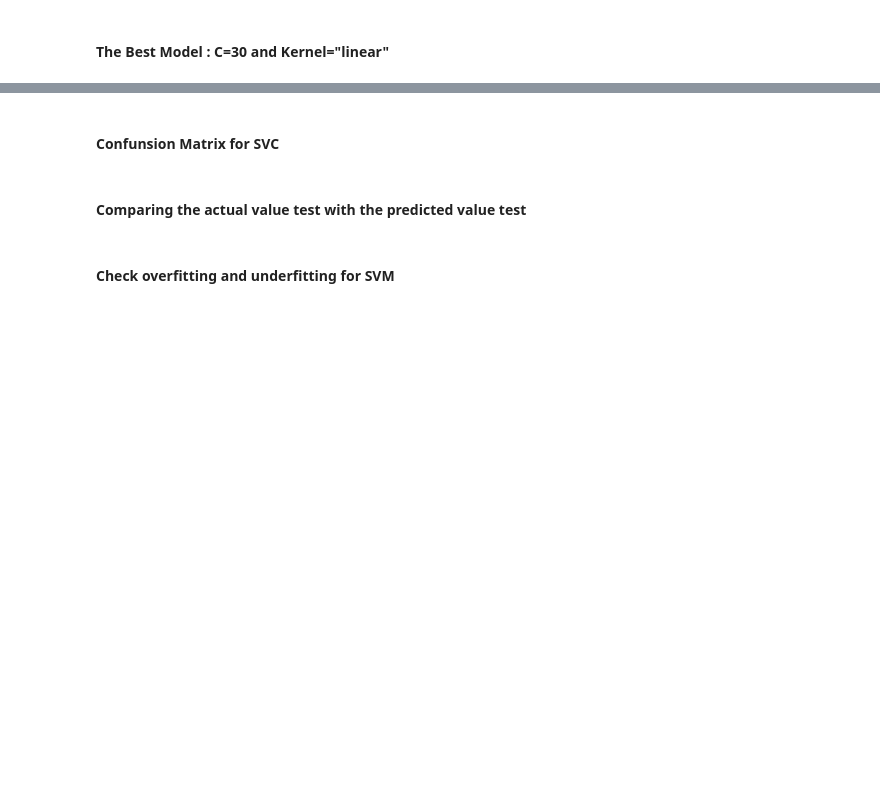
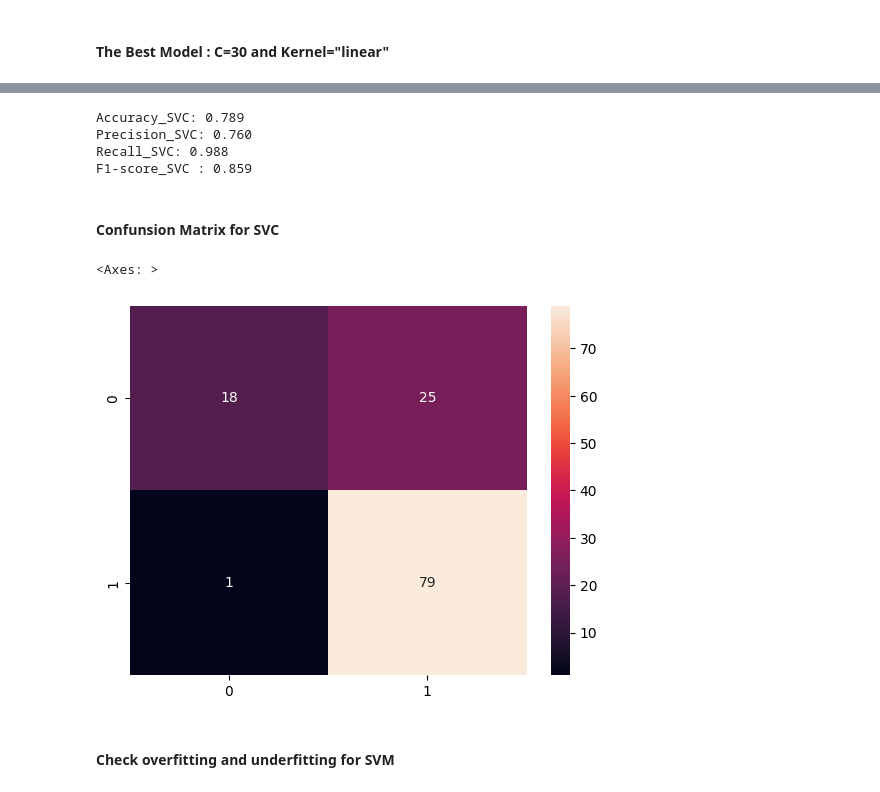
Before and after one commit to Supeernov-a/Loan-Prediction, a Jupyter notebook: Project_Loan_Predictions.ipynb, the cells around one changed output, grey strips where cells are left out. Drawn from its saved outputs; the diff is of its cells as text; code cells hidden in the pictures; blank space fills up the shorter version.

```diff
--- a/Project_Loan_Predictions.ipynb
+++ b/Project_Loan_Predictions.ipynb
@@ -672,9 +646,16 @@ SVC(C=50, kernel='linear')
 # %% [markdown]
 #### The Best Model : C=30 and Kernel="linear"
 # %%
+# Building the model
+# ==============================================================================
 from sklearn.svm import  SVC
-modelSVM=SVC(C=50, kernel = "linear")
+modelSVM=SVC(C=30, kernel = "linear")
+
+
+# Training the model
 modelSVM.fit(X_train, y_train)
-predictSVM = modelSVM.predict(X_test)
-accSVM = accuracy_score(y_test,predictSVM)
-accSVM
+
+
+# Making Predictions
+# ==============================================================================
+ypredSVC = modelSVM.predict(X_test)
@@ -683,2 +664,20 @@ accSVM
+# %%
+# Evaluating the metrics
+# Importing metrics
+# ==============================================================================
+from sklearn import metrics
+accSVC= accuracy_score(y_test,ypredSVC)
+precisionSVC=precision_score(y_test, ypredSVC)
+recallSVC =  recall_score(y_test, ypredSVC)
+f1SVC = f1_score(y_test,ypredSVC)
+print('Accuracy_SVC: %.3f' %accSVC)
+print('Precision_SVC: %.3f' %precisionSVC)
+print('Recall_SVC: %.3f' %recallSVC)
+print('F1-score_SVC : %.3f' %f1SVC)
+# %% [output]
+Accuracy_SVC: 0.789
+Precision_SVC: 0.760
+Recall_SVC: 0.988
+F1-score_SVC : 0.859
 # %% [markdown]
 #### Confunsion Matrix for SVC
@@ -692,2 +683,0 @@ sns.heatmap (cmSVM, annot = True)
-# %% [markdown]
-#### **Comparing the actual value test with the predicted value test**
@@ -697,3 +684,11 @@ df
+# %%
+# Graph of Confusion Matrix
+# ==============================================================================
+cmSVC = confusion_matrix(y_test, ypredSVC)
+sns.heatmap (cmSVC, annot = True)
+# %% [output]
+<Axes: >
+[figure, added]
 # %% [markdown]
 #### **Check overfitting and underfitting for SVM**
 # %%
```
Also changed, not shown: parts of 79 cells of this notebook.
